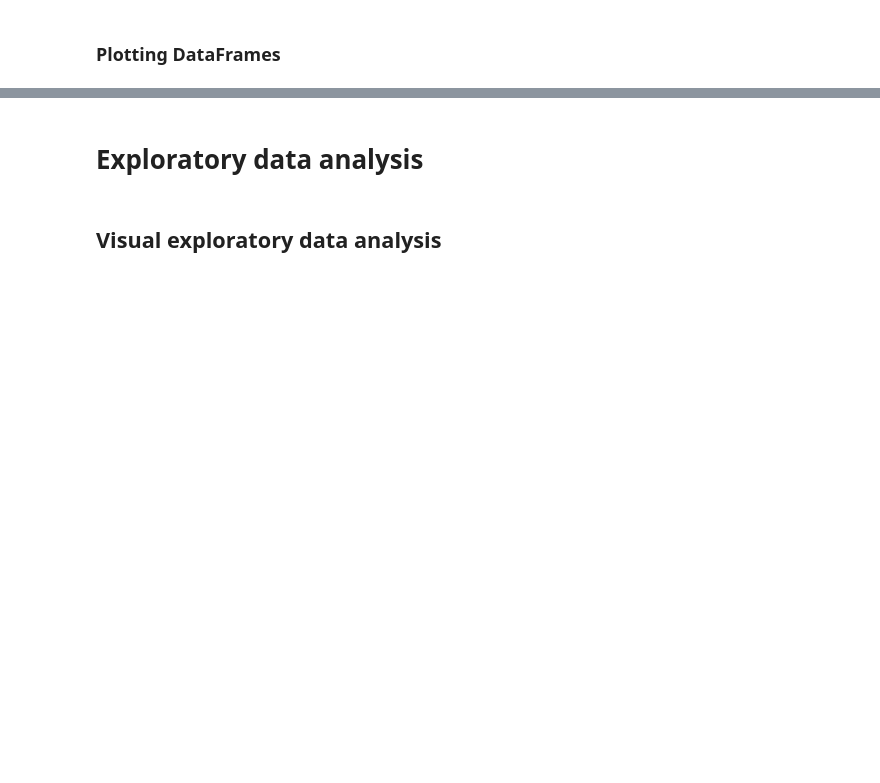
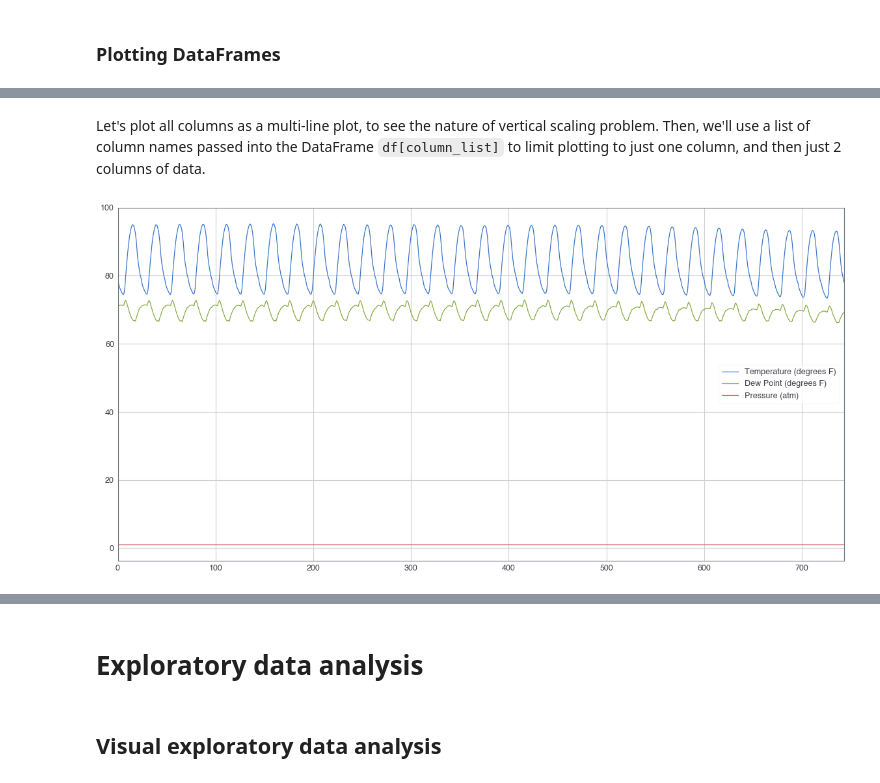
Before and after one commit to ML-Challenge/week2-data-analysis, a Jupyter notebook: L3.pandas Foundations.ipynb, the cells around one changed output, grey strips where cells are left out. Cells and saved outputs as stored; diff of their text form; code cells hidden in the pictures; blank space fills up the shorter version.

```diff
--- a/L3.pandas Foundations.ipynb
+++ b/L3.pandas Foundations.ipynb
@@ -98,0 +388,7 @@ df_log10 has type <class 'pandas.core.frame.DataFrame'>
+# %% [markdown]
+Let's plot all columns as a multi-line plot, to see the nature of vertical scaling problem. Then, we'll use a list of column names passed into the DataFrame `df[column_list]` to limit plotting to just one column, and then just 2 columns of data.
+# %%
+utils.august_weather.plot()
+plt.show()
+# %% [output]
+[figure, added]
```
Also changed, not shown: parts of 45 cells of this notebook, 4 other files.
